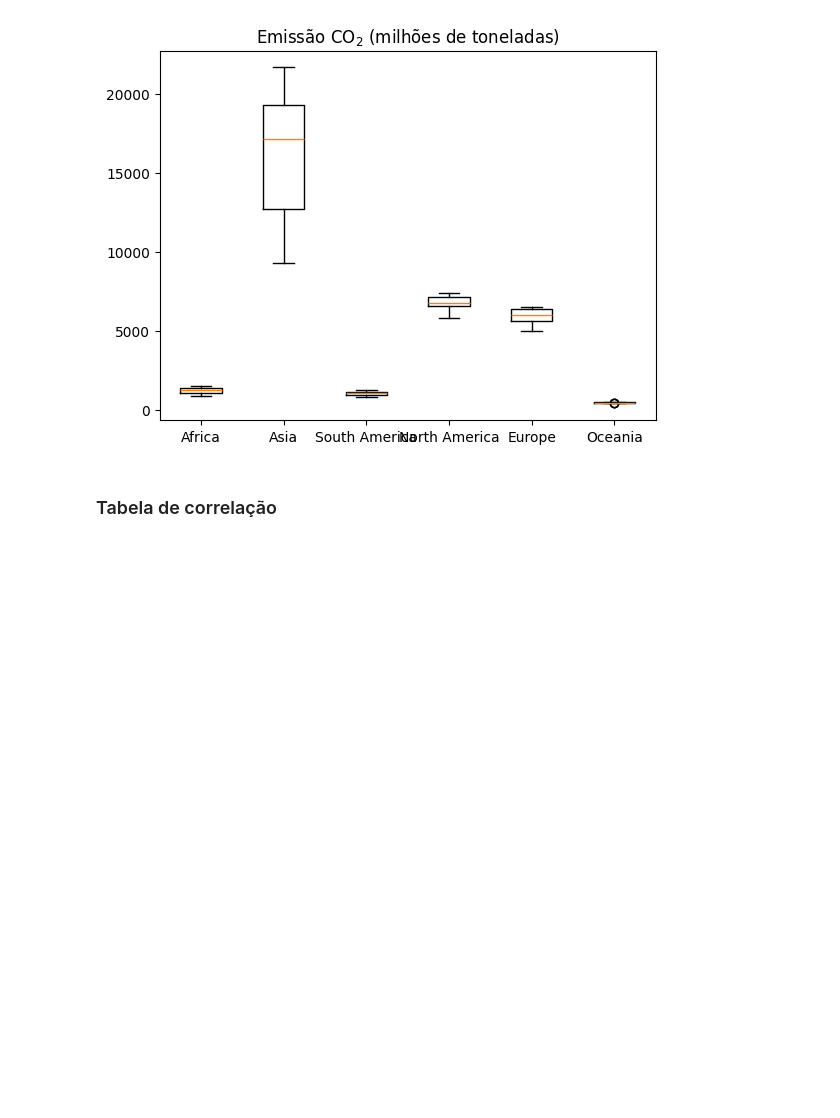
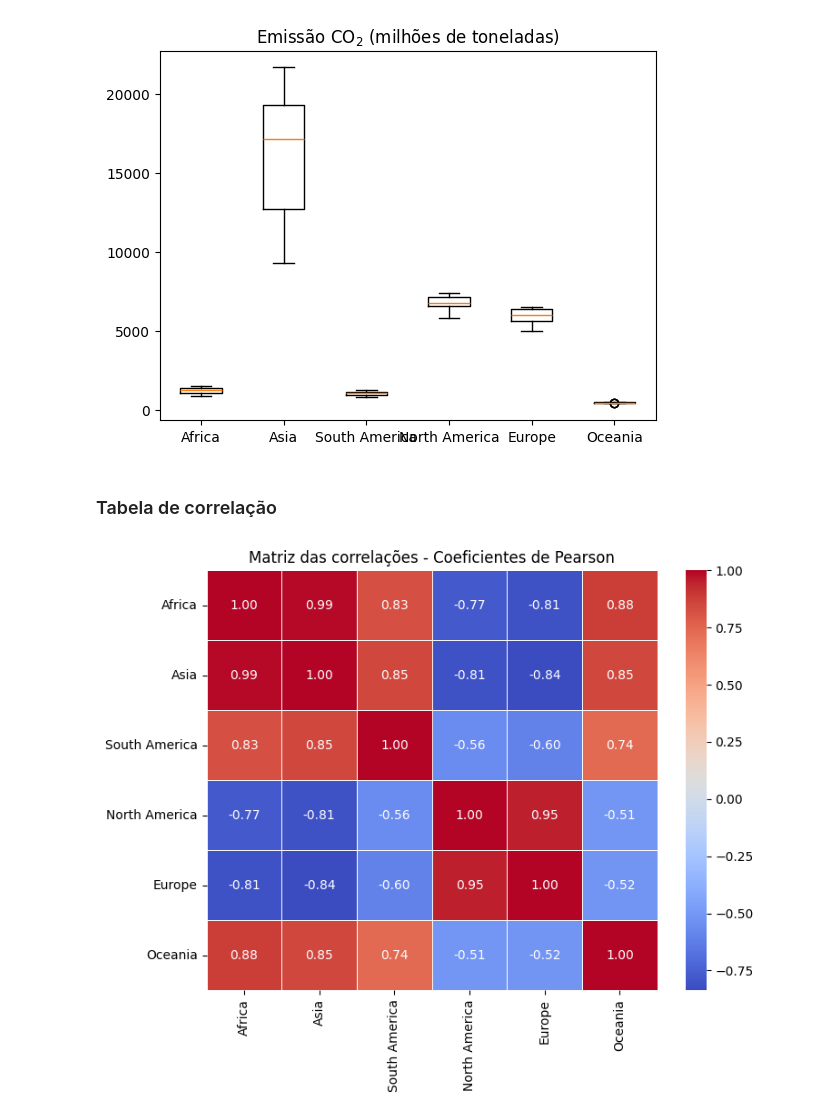
Before and after one commit to preis/anadi_2024, a Jupyter notebook: ficheiros/Trabalho 1/Trabalho 4.3.1.ipynb, the cells around one changed output. Cells and saved outputs as stored; diff of their text form; code cells hidden in the pictures; blank space fills up the shorter version.

```diff
--- a/ficheiros/Trabalho 1/Trabalho 4.3.1.ipynb
+++ b/ficheiros/Trabalho 1/Trabalho 4.3.1.ipynb
@@ -68,3 +71,11 @@ fig_bp.show()
 [figure]
 # %% [markdown]
 ### Tabela de correlação
+# %%
+matriz_das_correlacoes = dados_trabalho.corr()
+plt.figure(figsize=(8, 6))
+sns.heatmap(matriz_das_correlacoes, annot=True, cmap='coolwarm', fmt=".2f", linewidths=.5)
+plt.title('Matriz das correlações - Coeficientes de Pearson')
+plt.show()
+# %% [output]
+[figure, added]
```
Also changed, not shown: parts of 4 cells of this notebook, 3 other files.
